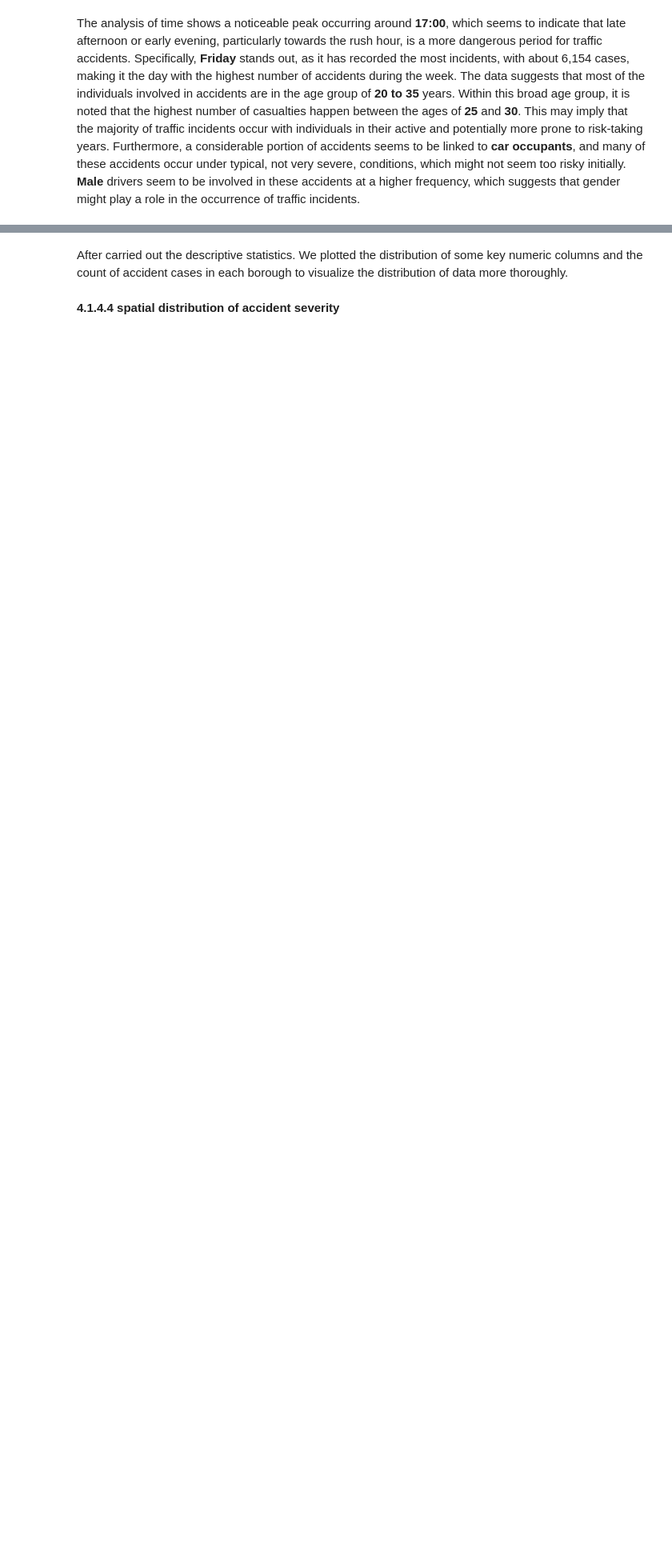
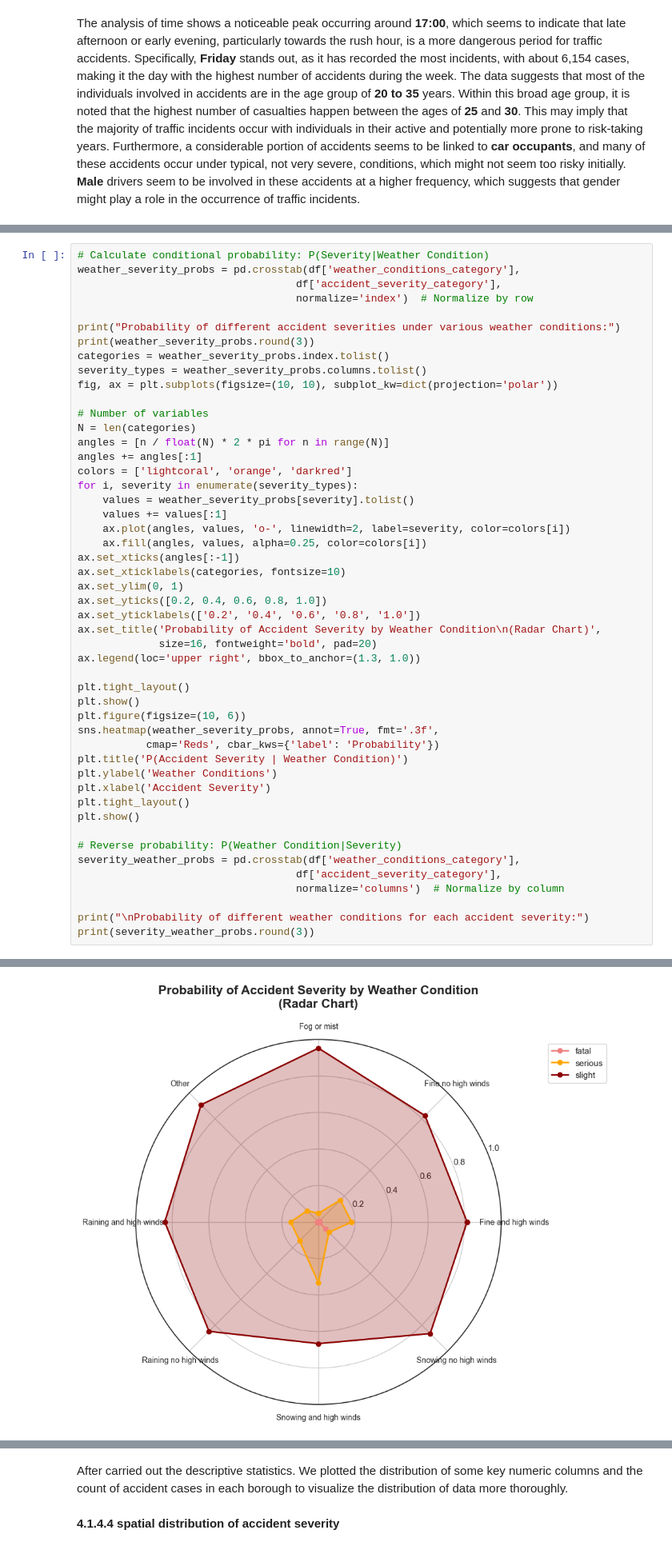
Before and after one commit to Aurora-77777/casa0006, a Jupyter notebook: Template_submission_CASA0006.ipynb, the cells around one changed output, grey strips where cells are left out. Shown at 80% size. Saved outputs shown, nothing was run; the diff lists cells and outputs as text; blank space fills up the shorter version.

```diff
--- a/Template_submission_CASA0006.ipynb
+++ b/Template_submission_CASA0006.ipynb
@@ -673,0 +676,50 @@ The analysis of time shows a noticeable peak occurring around **17:00**, which s
+# %%
+# Calculate conditional probability: P(Severity|Weather Condition)
+weather_severity_probs = pd.crosstab(df['weather_conditions_category'],
+                                   df['accident_severity_category'],
+                                   normalize='index')  # Normalize by row
+
+print("Probability of different accident severities under various weather conditions:")
+print(weather_severity_probs.round(3))
+categories = weather_severity_probs.index.tolist()
+severity_types = weather_severity_probs.columns.tolist()
+fig, ax = plt.subplots(figsize=(10, 10), subplot_kw=dict(projection='polar'))
+
+# Number of variables
+N = len(categories)
+angles = [n / float(N) * 2 * pi for n in range(N)]
+angles += angles[:1]
+colors = ['lightcoral', 'orange', 'darkred']
+for i, severity in enumerate(severity_types):
+    values = weather_severity_probs[severity].tolist()
+    values += values[:1]
+    ax.plot(angles, values, 'o-', linewidth=2, label=severity, color=colors[i])
+    ax.fill(angles, values, alpha=0.25, color=colors[i])
+ax.set_xticks(angles[:-1])
+ax.set_xticklabels(categories, fontsize=10)
+ax.set_ylim(0, 1)
+ax.set_yticks([0.2, 0.4, 0.6, 0.8, 1.0])
+ax.set_yticklabels(['0.2', '0.4', '0.6', '0.8', '1.0'])
+ax.set_title('Probability of Accident Severity by Weather Condition\n(Radar Chart)',
+             size=16, fontweight='bold', pad=20)
+ax.legend(loc='upper right', bbox_to_anchor=(1.3, 1.0))
+
+plt.tight_layout()
+plt.show()
+plt.figure(figsize=(10, 6))
+sns.heatmap(weather_severity_probs, annot=True, fmt='.3f',
+           cmap='Reds', cbar_kws={'label': 'Probability'})
+plt.title('P(Accident Severity | Weather Condition)')
+plt.ylabel('Weather Conditions')
+plt.xlabel('Accident Severity')
+plt.tight_layout()
+plt.show()
+
+# Reverse probability: P(Weather Condition|Severity)
+severity_weather_probs = pd.crosstab(df['weather_conditions_category'],
+                                   df['accident_severity_category'],
+                                   normalize='columns')  # Normalize by column
+
+print("\nProbability of different weather conditions for each accident severity:")
+print(severity_weather_probs.round(3))
+# %% [output]
@@ -673,0 +737 @@ The analysis of time shows a noticeable peak occurring around **17:00**, which s
+[figure, added]
```
Also changed, not shown: parts of 50 cells of this notebook.
